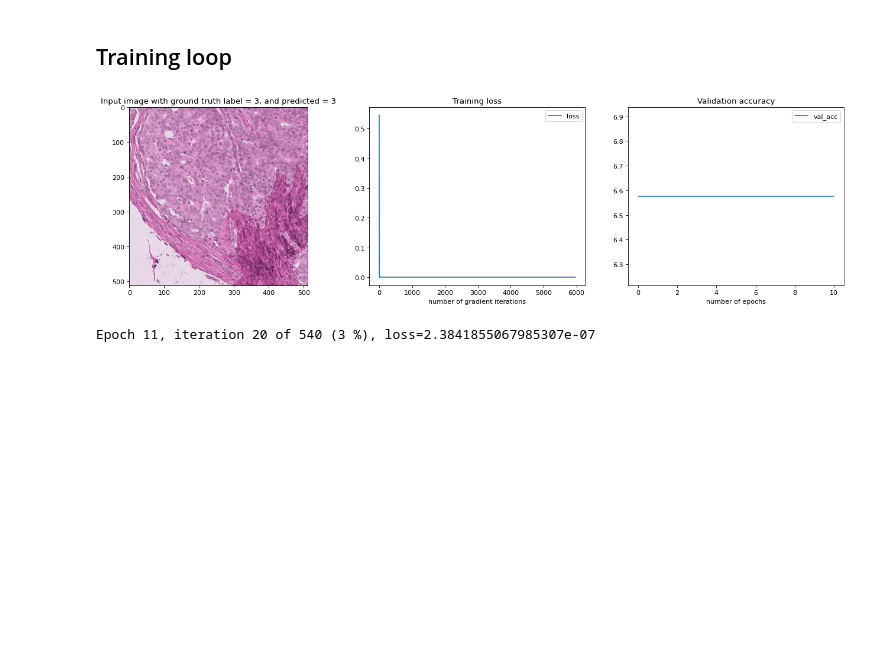
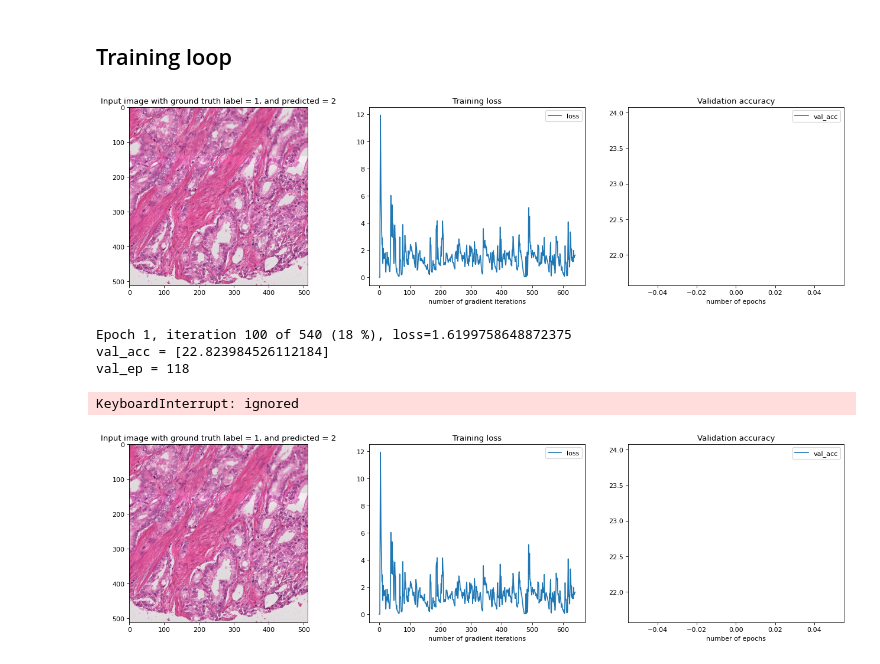
Before and after one commit to Roozbeh-Bazargani/CPSC540-project, a Jupyter notebook: baseline/ResNet_baseline.ipynb, the cells around one changed output. Drawn from its saved outputs; the diff is of its cells as text; code cells hidden in the pictures; blank space fills up the shorter version.

Commit message:
Fixing issue in loading labels of the data

```diff
--- a/baseline/ResNet_baseline.ipynb
+++ b/baseline/ResNet_baseline.ipynb
@@ -18,7 +18,7 @@ drive.mount('/content/drive')
 # %% [output]
 Mounted at /content/drive
 # %%
-path_VPC = 'drive/MyDrive/CPSC540-project/VPC-10X-norm-3ref/'
+path_VPC = 'drive/MyDrive/CPSC540-project/VPC-10X/'
 # %% [markdown]
 # Import
 # %%
@@ -66,7 +66,7 @@ class VPCDataset(Dataset):
           img_path = self.root_dir + 'S' + img_file[1:8] + '/' + img_file # hard coded!!!
           img = io.imread(img_path)
           self.img_files.append(img)
-          self.y = int(self.map[img_file[-5]])
+          self.y.append(int(self.map[img_file[-5]]))
       else:
         self.img_files.extend(os.listdir(slide_path))
 
@@ -81,7 +81,7 @@ class VPCDataset(Dataset):
 
     if self.store_all_imgs:
       img = self.img_files[index]
-      y = self.y
+      y = self.y[index]
     else:
       img_file = self.img_files[index]
       img_path = self.root_dir + 'S' + img_file[1:8] + '/' + img_file # hard coded!!!
@@ -93,7 +93,7 @@ class VPCDataset(Dataset):
     return {'img': img, 'label': y}
     # return (img, y)
 # %%
-dataset_train = VPCDataset(path_VPC, train_slides_vpc, map, transform=transforms.ToTensor(), store_all_imgs=True)
+dataset_train = VPCDataset(path_VPC, train_slides_vpc, map, transform=transforms.ToTensor(), store_all_imgs=False)
 dataset_val = VPCDataset(path_VPC, val_slides_vpc, map, transform=transforms.ToTensor(), store_all_imgs=False)
 # dataset_test = VPCDataset(path_VPC, test_slides_vpc, map, transform=transforms.ToTensor(), store_all_imgs=True)
 # %%
@@ -194,7 +194,7 @@ axes = fig.subplots(1,3)
 
 optimizer = torch.optim.Adam(model.parameters(), lr=0.001)
 
-num_epochs = 20
+num_epochs = 5
 losses = []
 # val_losses = []
 val_accs = []
@@ -239,35 +239,47 @@ for e in range(num_epochs):
             axes[2].plot(val_accs, label='val_acc')
             # axes[2].set_yscale('log')
             axes[2].set_title('Validation accuracy')
             axes[2].set_xlabel('number of epochs')
             axes[2].legend()
 
             # clear output window and diplay updated figure
             display.clear_output(wait=True)
             display.display(plt.gcf())
-            print("Epoch {}, iteration {} of {} ({} %), loss={}".format(e, i, len(train_loader), 100*i//len(train_loader), losses[-1]))
+            print("Epoch {}, iteration {} of {} ({} %), loss={}\nval_acc = {}\nval_ep = {}".format(e, i, len(train_loader), 100*i//len(train_loader), losses[-1], val_accs, val_acc))
             # print("Training for the specified amount of epochs would take long.\nStop the process once you verified that the training works on your setup.")
 
     ## Validation
     val_iter = iter(val_loader)
     model.eval()
     # val_loss = 0
     val_acc = 0
     for i in range(len(val_loader)):
         batch_cpu = next(val_iter)
         batch_gpu = dict_to_device(batch_cpu, 'cuda')
         # pred = model(batch_gpu)
         # pred_cpu = dict_to_device(pred, 'cpu')
         # MSE loss
         # val_loss += (torch.nn.functional.cross_entropy(pred['label'], nn.functional.one_hot(batch_gpu['label'], num_classes=num_classes).double()) * batch_gpu['label'].shape[0] / batch_size).item()
         # print(val_acc)
+        print(model.prediction(batch_gpu)['label'])
+        # print(batch_gpu['label'])
+        # print(model.prediction(batch_gpu)['label'] == batch_gpu['label'])
         val_acc += (torch.sum(model.prediction(batch_gpu)['label'] == batch_gpu['label'])).item()
-
+    print(val_acc)
     # val_losses.append(val_loss/len(dataset_val)) # divide by all the samples !!!!!!!!!!!!!! Find a way to fix this!!!
     val_accs.append(val_acc/len(dataset_val) * 100)
 
+    # clear output window and diplay updated figure
+    display.clear_output(wait=True)
+    display.display(plt.gcf())
+    print("Epoch {}, iteration {} of {} ({} %), loss={}\nval_acc = {}\nval_ep = {}".format(e, i, len(train_loader), 100*i//len(train_loader), losses[-1], val_accs, val_acc))
+
 plt.close('all')
 # %% [output]
-[figure, old version]
+[figure, new version]
-Epoch 11, iteration 20 of 540 (3 %), loss=2.3841855067985307e-07
+Epoch 1, iteration 100 of 540 (18 %), loss=1.6199758648872375
+val_acc = [22.823984526112184]
+val_ep = 118
+KeyboardInterrupt: ignored
+[figure, added]
 # %%
```
Also changed, not shown: parts of 6 cells of this notebook.
